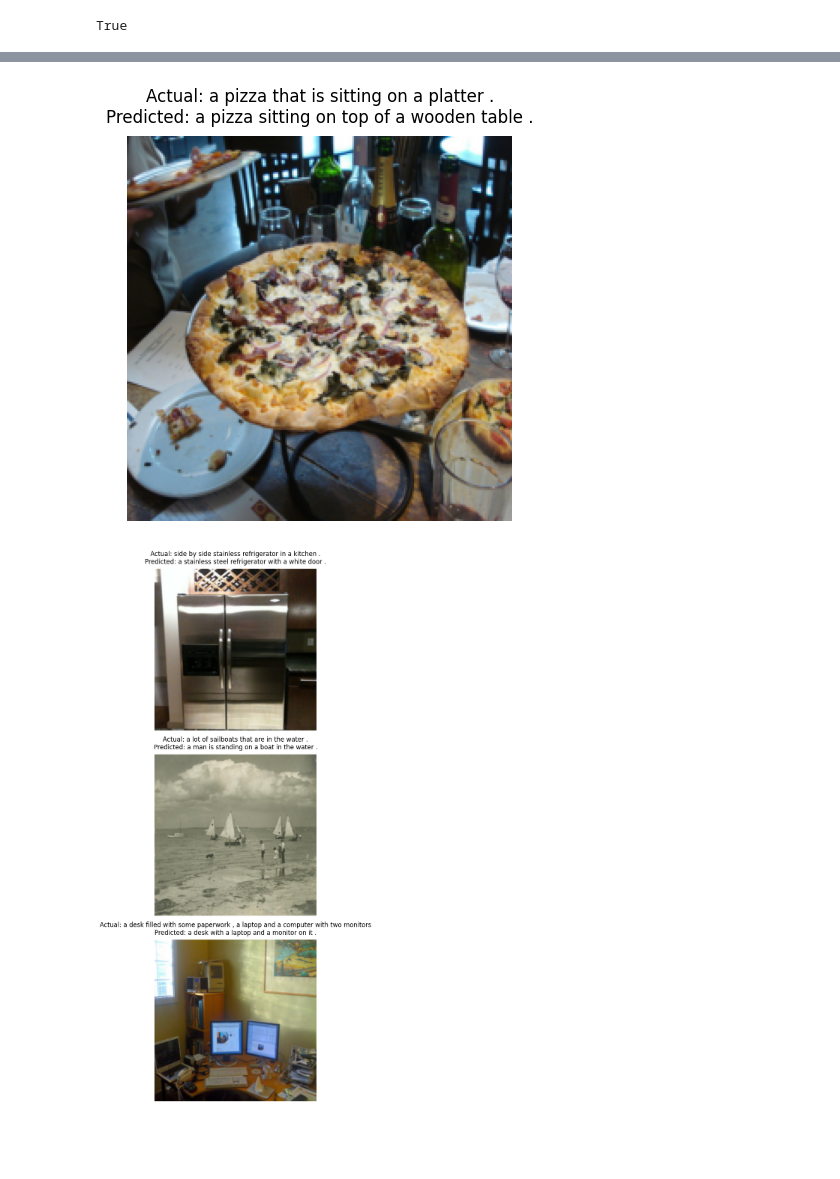
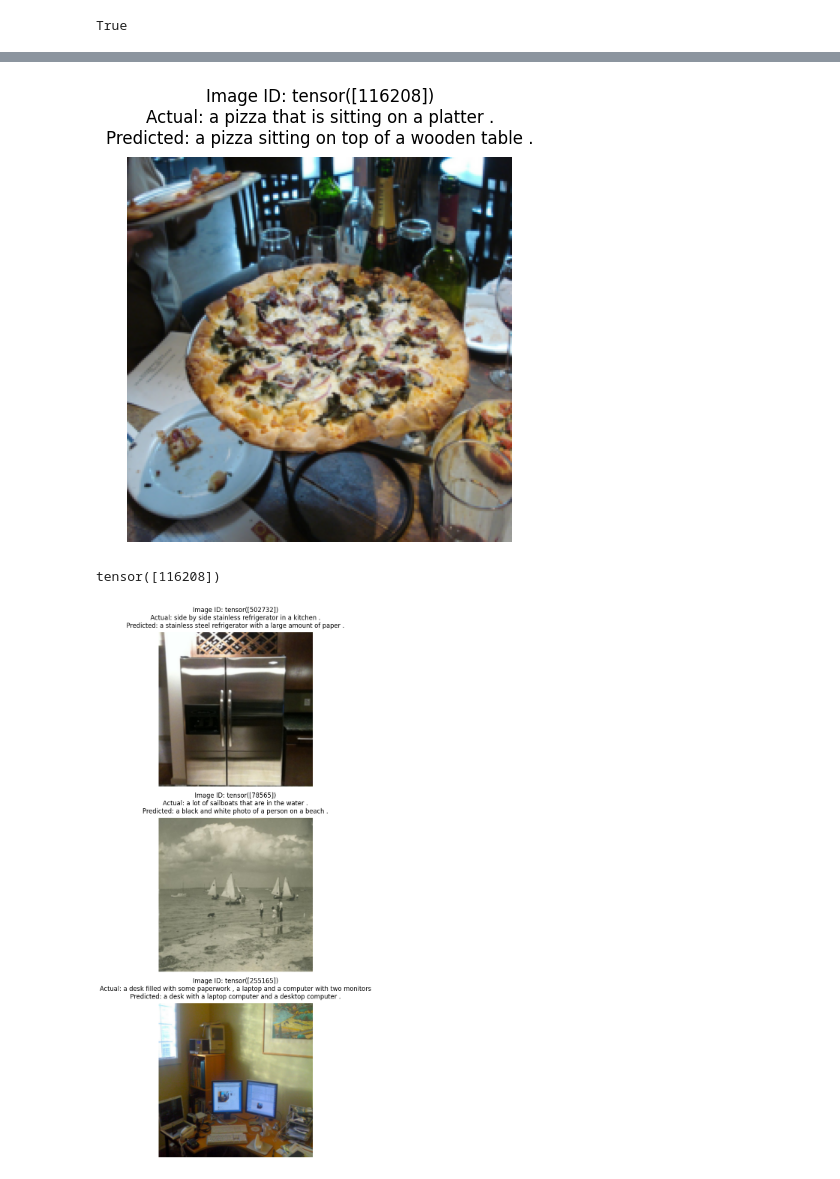
Before and after one commit to jordanlianhs/SC4001-Neural-Networks-and-Deep-Learning, a Jupyter notebook: dev-jor.ipynb, the cells around one changed output, grey strips where cells are left out. Cells and saved outputs as stored; diff of their text form; code cells hidden in the pictures; blank space fills up the shorter version.

```diff
--- a/dev-jor.ipynb
+++ b/dev-jor.ipynb
@@ -92,7 +92,7 @@ class CocoDataset(Dataset):
         """Returns one data pair (image and caption)."""
         ann_id = self.ids[idx]
         caption = self.coco.anns[ann_id]['caption']
-        img_id = self.coco.anns[ann_id]['image_id']
+        img_id = int(self.coco.anns[ann_id]['image_id'])
         path = self.coco.loadImgs(img_id)[0]['file_name']
 
         image = Image.open(os.path.join(self.root_dir, path)).convert('RGB')
@@ -112,7 +112,7 @@ class CocoDataset(Dataset):
         else:
             caption.extend([self.word2idx['<pad>']] * (self.max_length - len(caption)))
 
-        return image, torch.tensor(caption)
+        return image, torch.tensor(caption), img_id
 
 def get_data_loader(root_dir, ann_file, transform, batch_size=32, shuffle=True, num_workers=0):
     """Returns torch.utils.data.DataLoader for custom coco dataset."""
@@ -620,7 +620,7 @@ class CocoDataset(Dataset):
     def __getitem__(self, idx):
         ann_id = self.ids[idx]
         caption = self.coco.anns[ann_id]['caption']
-        img_id = self.coco.anns[ann_id]['image_id']
+        img_id = int(self.coco.anns[ann_id]['image_id'])
         path = self.coco.loadImgs(img_id)[0]['file_name']
 
         image = Image.open(os.path.join(self.root_dir, path)).convert('RGB')
@@ -640,7 +640,7 @@ class CocoDataset(Dataset):
         else:
             caption.extend([self.word2idx['<pad>']] * (self.max_length - len(caption)))
 
-        return image, torch.tensor(caption)
+        return image, torch.tensor(caption), img_id
 # %%
 # Cell 3: Define the model architecture
 class EncoderCNN(nn.Module):
@@ -761,7 +761,7 @@ transform = transforms.Compose([
 # %%
 # Set paths
 BASE_DIR = 'data'
-MODEL_NAME = 'checkpoint_epoch_3.pt'
+MODEL_NAME = 'checkpoint_epoch_8.pt'
 MODEL_PATH = 'data/checkpoints/' + MODEL_NAME
 IMG_DIR = os.path.join(BASE_DIR, 'images')
 ANN_DIR = os.path.join(BASE_DIR, 'annotations/trainval2017')
@@ -869,13 +869,14 @@ def denormalize_image(image):
     img = torch.clamp(img, 0, 1)  # clamp to [0, 1]
     return img
 
-def visualize_sample(image, actual_caption, predicted_caption):
+def visualize_sample(image, actual_caption, predicted_caption, img_id=None):
     """
     Visualize a single image with its actual and predicted captions
     Args:
         image: tensor of shape (C, H, W)
         actual_caption: string
         predicted_caption: string
+        img_id: image ID from COCO dataset (optional)
     """
     plt.figure(figsize=(12, 5))
 
@@ -886,30 +887,37 @@ def visualize_sample(image, actual_caption, predicted_caption):
     img_np = img_denorm.cpu().permute(1, 2, 0).numpy()
 
     plt.imshow(img_np)
-    plt.title(f'Actual: {actual_caption}\nPredicted: {predicted_caption}', fontsize=12, pad=10)
+
+    # Create title with image ID if available
+    title = f'Image ID: {img_id}\n' if img_id is not None else ''
+    title += f'Actual: {actual_caption}\nPredicted: {predicted_caption}'
+
+    plt.title(title, fontsize=12, pad=10)
     plt.axis('off')
     plt.show()
 # %%
 # Cell 7: Test the model on some samples
-# Run this cell multiple times to see different samples
-image, caption = next(iter(val_loader))
+# For single image
+image, caption, img_id = next(iter(val_loader))
 image = image[0].to(device)
 
 # Get actual caption
 actual_caption = ' '.join([val_dataset.idx2word[str(idx.item())] for idx in caption[0]
                           if val_dataset.idx2word[str(idx.item())] not in ['<pad>', '<start>', '<end>']])
 
 # Generate predicted caption
 predicted_caption = model.generate_caption(
     image,
     val_dataset.word2idx,
     val_dataset.idx2word
 )
 
-# Display the results
-visualize_sample(image, actual_caption, predicted_caption)
+# Display the results with image ID
+visualize_sample(image, actual_caption, predicted_caption, img_id)
+print(img_id)
 # %% [output]
-[figure, old version]
+[figure, new version]
+tensor([116208])
 # %%
 # Cell 8: Visualize multiple samples
 def visualize_multiple_samples(model, dataloader, dataset, num_samples=3):
@@ -920,7 +928,7 @@ def visualize_multiple_samples(model, dataloader, dataset, num_samples=3):
     plt.figure(figsize=(15, 5*num_samples))
 
     for i in range(num_samples):
-        image, caption = next(iter(dataloader))
+        image, caption, img_id = next(iter(dataloader))
         image = image[0].to(device)
 
         # Get actual caption
@@ -938,7 +946,10 @@ def visualize_multiple_samples(model, dataloader, dataset, num_samples=3):
         plt.subplot(num_samples, 1, i+1)
         img_denorm = denormalize_image(image)
         plt.imshow(img_denorm.cpu().permute(1, 2, 0).numpy())
-        plt.title(f'Actual: {actual_caption}\nPredicted: {predicted_caption}', fontsize=12, pad=10)
+
+        # Add title with image ID
+        title = f'Image ID: {img_id}\nActual: {actual_caption}\nPredicted: {predicted_caption}'
+        plt.title(title, fontsize=12, pad=10)
         plt.axis('off')
 
     plt.tight_layout()
@@ -947,7 +958,7 @@ def visualize_multiple_samples(model, dataloader, dataset, num_samples=3):
 # Test multiple samples
 visualize_multiple_samples(model, val_loader, val_dataset, num_samples=3)
 # %% [output]
-[figure, old version]
+[figure, new version]
 # %%
 def evaluate_metrics(model, data_loader, dataset, max_samples=None):
     """
```
Also changed, not shown: parts of 4 cells of this notebook, 1 other file.
